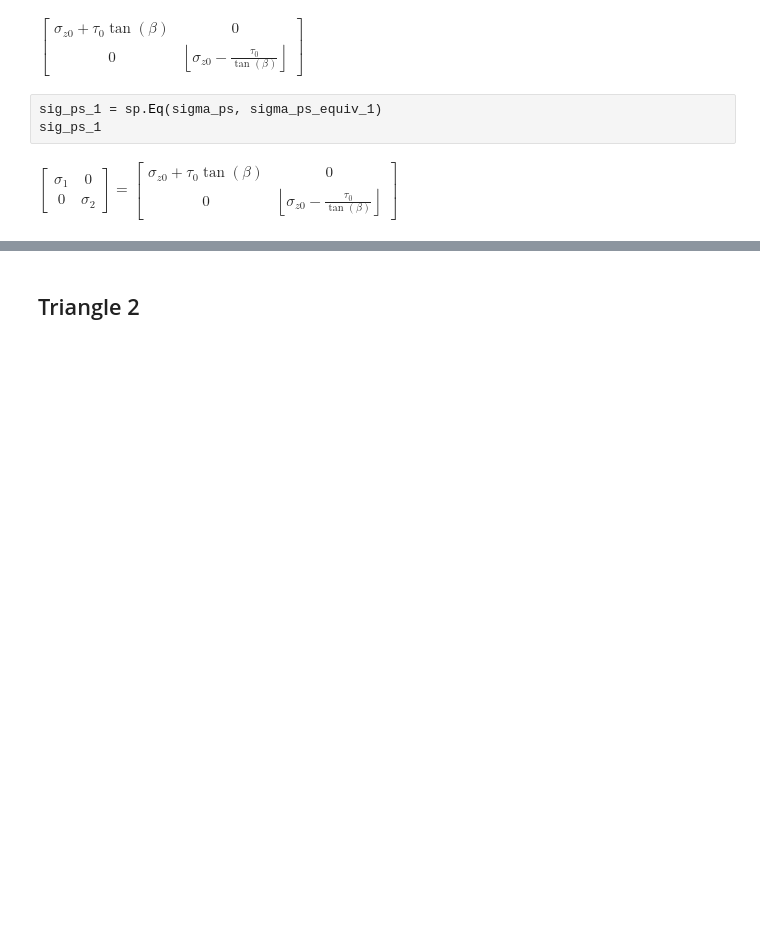
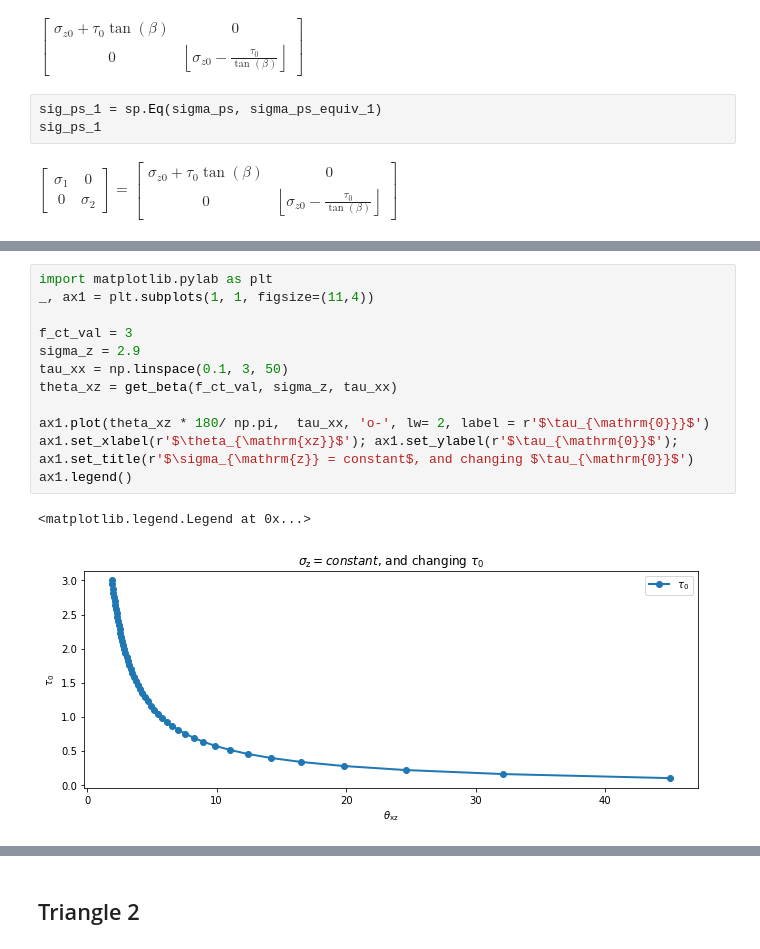
Before and after one commit to bmcs-group/bmcs_shear_zone, a Jupyter notebook: notebooks/fib/crack_tip_martin_concept_implementation.ipynb, the cells around one changed output, grey strips where cells are left out. Cells and saved outputs as stored; diff of their text form; blank space fills up the shorter version.

```diff
--- a/notebooks/fib/crack_tip_martin_concept_implementation.ipynb
+++ b/notebooks/fib/crack_tip_martin_concept_implementation.ipynb
@@ -97,0 +131,16 @@ $\displaystyle \left[\begin{matrix}\sigma_{1} & 0\\0 & \sigma_{2}\end{matrix}\ri
+# %%
+import matplotlib.pylab as plt
+_, ax1 = plt.subplots(1, 1, figsize=(11,4))
+
+f_ct_val = 3
+sigma_z = 2.9
+tau_xx = np.linspace(0.1, 3, 50)
+theta_xz = get_beta(f_ct_val, sigma_z, tau_xx)
+
+ax1.plot(theta_xz * 180/ np.pi,  tau_xx, 'o-', lw= 2, label = r'$\tau_{\mathrm{0}}}$')
+ax1.set_xlabel(r'$\theta_{\mathrm{xz}}$'); ax1.set_ylabel(r'$\tau_{\mathrm{0}}$');
+ax1.set_title(r'$\sigma_{\mathrm{z}} = constant$, and changing $\tau_{\mathrm{0}}$')
+ax1.legend()
+# %% [output]
+<matplotlib.legend.Legend at 0x...>
+[figure, added]
```
Also changed, not shown: parts of 6 cells of this notebook, 1 other file.
